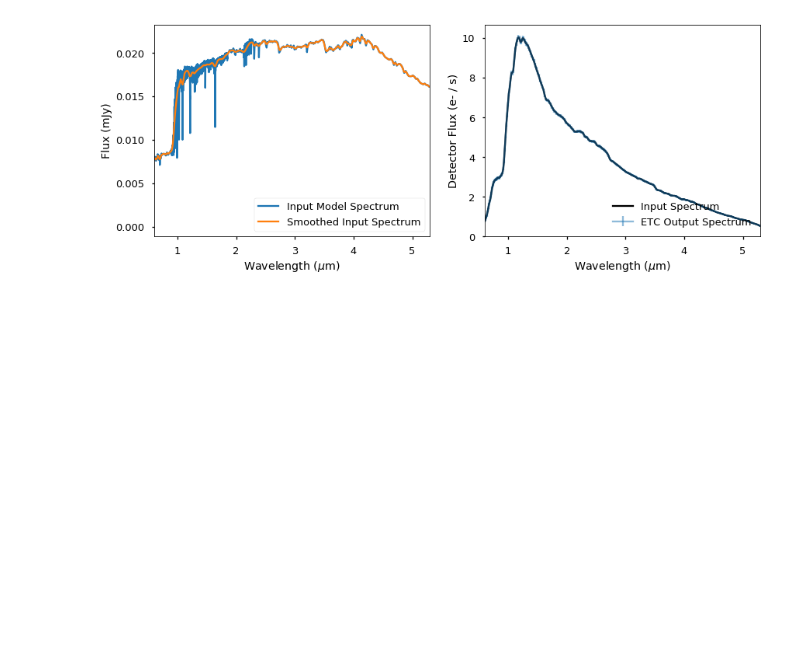
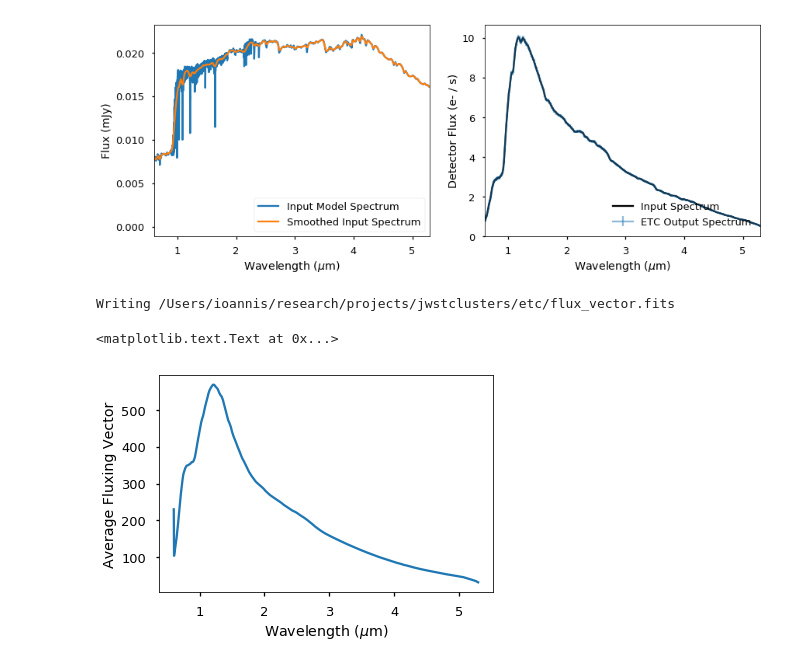
Before and after one commit to moustakas/jwstclusters, a Jupyter notebook: nb/resolution-throughput-and-noise.ipynb, the cells around one changed output. Saved outputs shown, nothing was run; the diff lists cells and outputs as text; code cells hidden in the pictures; blank space fills up the shorter version.

Commit message:
wrote out average fluxing vector

```diff
--- a/nb/resolution-throughput-and-noise.ipynb
+++ b/nb/resolution-throughput-and-noise.ipynb
@@ -175,3 +175,21 @@ Reading /Users/ioannis/research/projects/jwstclusters/etc/input/modelspec_05.txt
 [figure]
 [figure]
 [figure]
+# %%
+avgfluxvector = np.mean(np.vstack(allfluxvector), axis=0)
+out = Table()
+out.add_column(Column(data=outwave, name='WAVELENGTH', dtype='f4'))
+out.add_column(Column(data=avgfluxvector, name='FLUXVECTOR', dtype='f4'))
+outfile = os.path.join(jwstdir, 'flux_vector.fits')
+print('Writing {}'.format(outfile))
+out.write(outfile, overwrite=True)
+# %% [output]
+Writing /Users/ioannis/research/projects/jwstclusters/etc/flux_vector.fits
+# %%
+fig, ax = plt.subplots()
+ax.plot(outwave, avgfluxvector)
+ax.set_ylabel('Average Fluxing Vector')
+ax.set_xlabel('Wavelength ($\mu$m)')
+# %% [output]
+<matplotlib.text.Text at 0x...>
+[figure, added]
```
Also changed, not shown: parts of 1 cell of this notebook.
